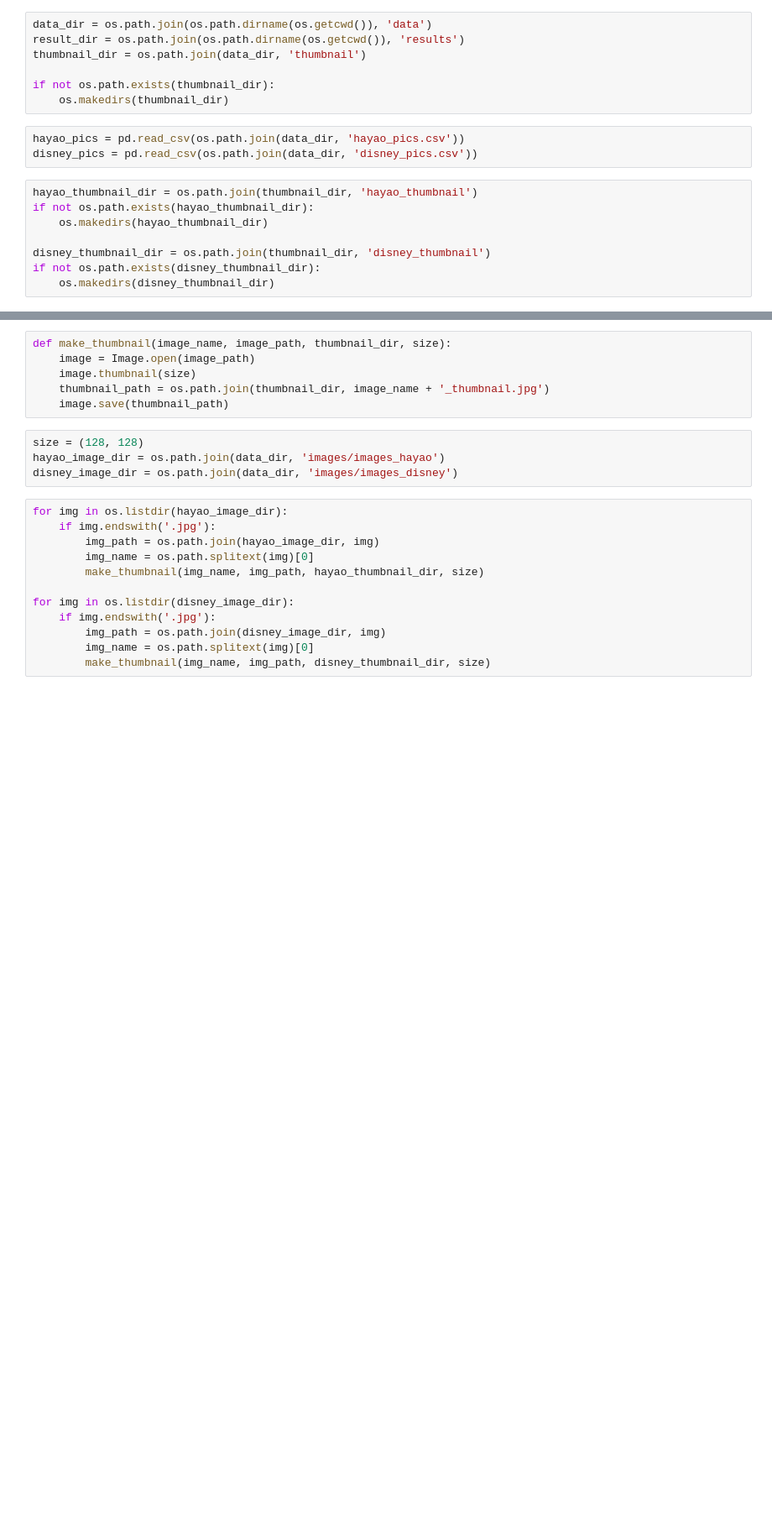
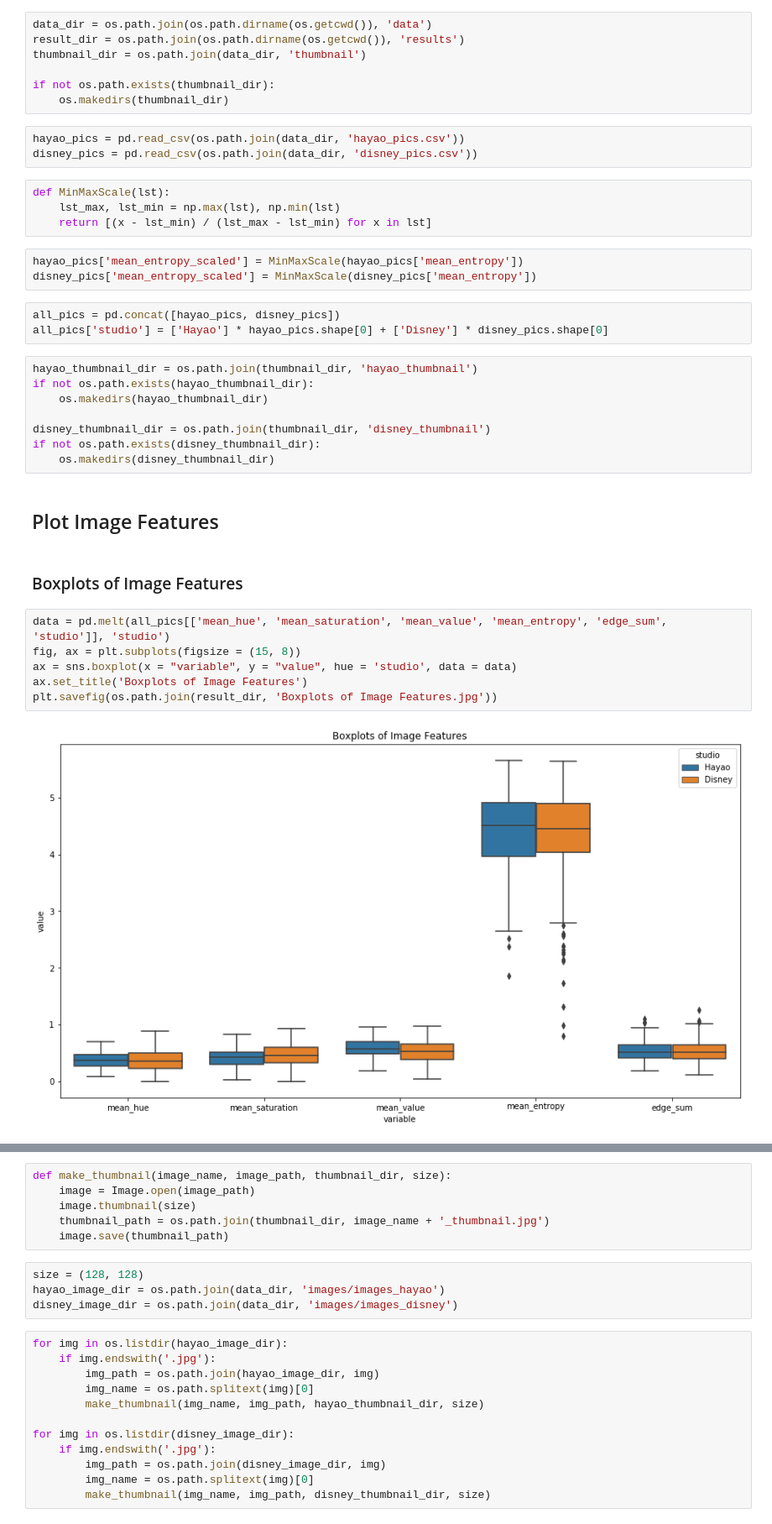
Before and after one commit to ucsd-dsc-arts/dsc160-midterm-group9, a Jupyter notebook: code/visualization.ipynb, the cells around one changed output, grey strips where cells are left out. Shown: that part at 84% size. Cells and saved outputs as stored; diff of their text form; blank space fills up the shorter version.

```diff
--- a/code/visualization.ipynb
+++ b/code/visualization.ipynb
@@ -21,6 +27,16 @@ if not os.path.exists(thumbnail_dir):
 # %%
 hayao_pics = pd.read_csv(os.path.join(data_dir, 'hayao_pics.csv'))
 disney_pics = pd.read_csv(os.path.join(data_dir, 'disney_pics.csv'))
+# %%
+def MinMaxScale(lst):
+    lst_max, lst_min = np.max(lst), np.min(lst)
+    return [(x - lst_min) / (lst_max - lst_min) for x in lst]
+# %%
+hayao_pics['mean_entropy_scaled'] = MinMaxScale(hayao_pics['mean_entropy'])
+disney_pics['mean_entropy_scaled'] = MinMaxScale(disney_pics['mean_entropy'])
+# %%
+all_pics = pd.concat([hayao_pics, disney_pics])
+all_pics['studio'] = ['Hayao'] * hayao_pics.shape[0] + ['Disney'] * disney_pics.shape[0]
 # %%
 hayao_thumbnail_dir = os.path.join(thumbnail_dir, 'hayao_thumbnail')
 if not os.path.exists(hayao_thumbnail_dir):
@@ -29,3 +45,15 @@ if not os.path.exists(hayao_thumbnail_dir):
 disney_thumbnail_dir = os.path.join(thumbnail_dir, 'disney_thumbnail')
 if not os.path.exists(disney_thumbnail_dir):
     os.makedirs(disney_thumbnail_dir)
+# %% [markdown]
+## Plot Image Features
+# %% [markdown]
+### Boxplots of Image Features
+# %%
+data = pd.melt(all_pics[['mean_hue', 'mean_saturation', 'mean_value', 'mean_entropy', 'edge_sum', 'studio']], 'studio')
+fig, ax = plt.subplots(figsize = (15, 8))
+ax = sns.boxplot(x = "variable", y = "value", hue = 'studio', data = data)
+ax.set_title('Boxplots of Image Features')
+plt.savefig(os.path.join(result_dir, 'Boxplots of Image Features.jpg'))
+# %% [output]
+[figure, added]
```
Also changed, not shown: parts of 17 cells of this notebook, 9 other files.
